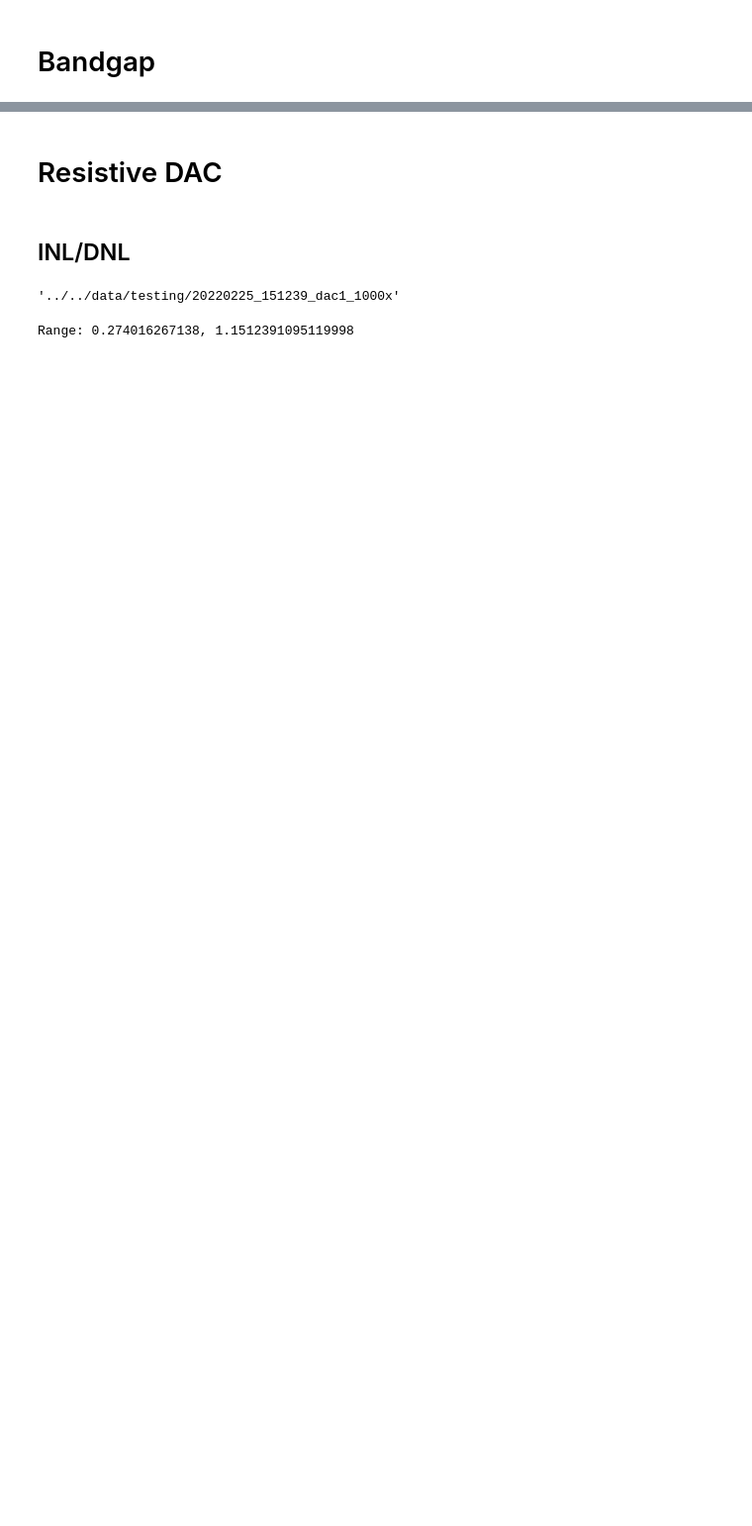
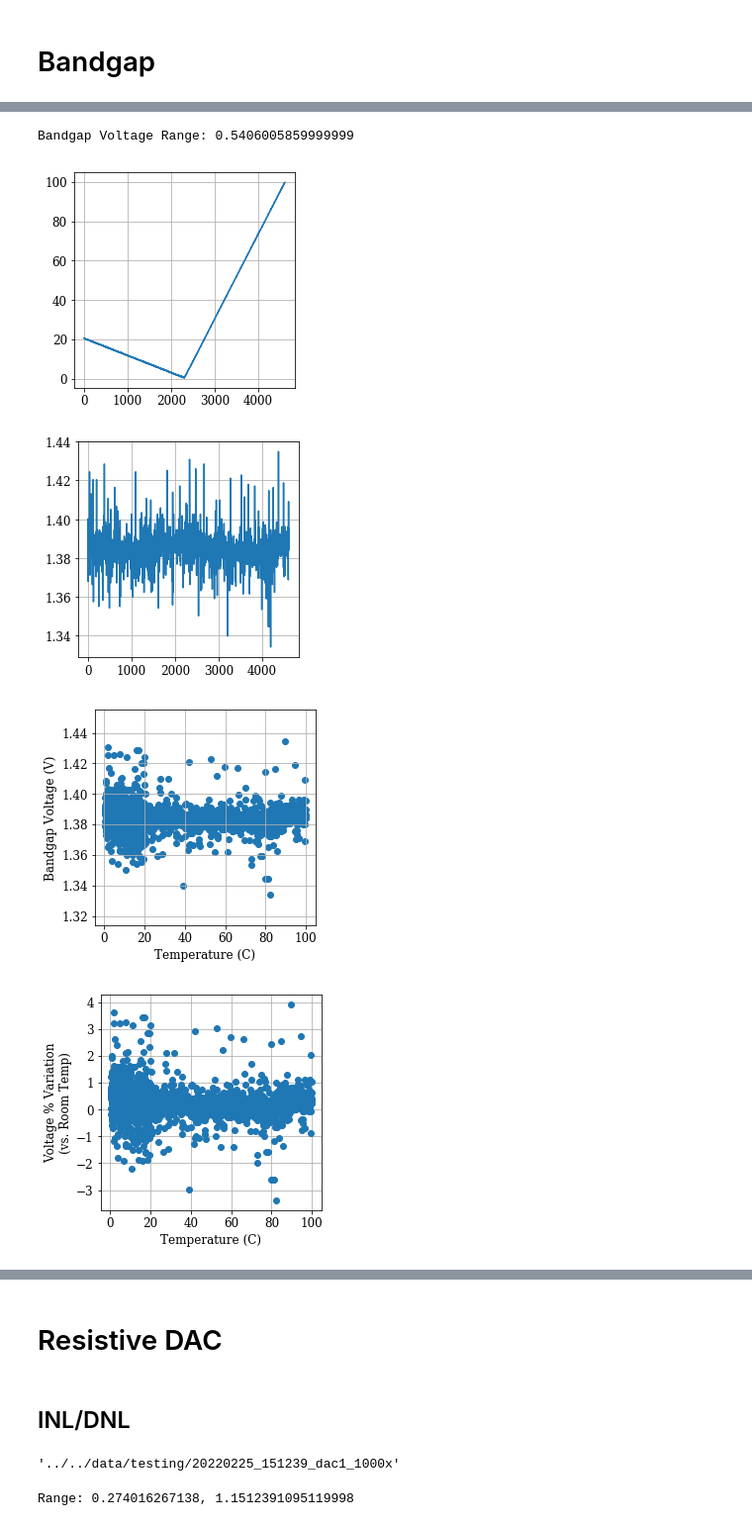
Before and after one commit to iiSmiley/span-ion-code, a Jupyter notebook: testing/plotting.ipynb, the cells around one changed output, grey strips where cells are left out. Shown at 99% size. Drawn from its saved outputs; the diff is of its cells as text; code cells hidden in the pictures; blank space fills up the shorter version.

```diff
--- a/testing/plotting.ipynb
+++ b/testing/plotting.ipynb
@@ -24,7 +24,7 @@ plt.rc('font', family='serif')
 # %% [markdown]
 <h1>Bandgap</h1>
 # %%
-fname = '../../data/testing/20220223_132341_bandgap_10800x.csv'
+fname = '../../data/testing/20230611_bandgap.csv'# '../../data/testing/20220223_132341_bandgap_10800x.csv'
 
 # Reading by rows
 df = pd.read_csv(fname, header=None).set_index(0).T
@@ -57,3 +61,46 @@ plt.grid(True)
+# %%
+plt.rcParams['figure.figsize'] = (4,4)
+plt.rcParams.update({'font.size': 12})
+# %%
+# Only plotting when the temp chamber was on
+idx_chamber_turnoff = np.argmax(chamber_vec)
+
+chamber_on_vec = chamber_vec[:idx_chamber_turnoff]
+vbg_on_vec = vbg_vec[:idx_chamber_turnoff]
+
+plt.plot(chamber_on_vec)
+plt.grid(True)
+
+plt.figure()
+plt.plot(vbg_on_vec)
+plt.grid(True)
+
+plt.figure()
+# plt.scatter(teensy_vec, vbg_vec, alpha=0.5, label='Teensy Internal')
+# plt.scatter(chamber_vec, vbg_vec, alpha=0.5, label='Chamber Readout')
+plt.scatter(chamber_on_vec, vbg_on_vec, label='Chamber Readout')
+# plt.scatter(temp_vec, vbg_vec, alpha=0.5, label='TMP102')
+
+# plt.legend()
+plt.grid(True)
+plt.ylabel('Bandgap Voltage (V)');
+plt.xlabel('Temperature (C)');
+
+print(f'Bandgap Voltage Range: {max(vbg_vec)-min(vbg_vec)}')
+
+idx_roomtemp = np.argwhere(np.diff(np.sign(chamber_on_vec-27))).flatten()
+vout_roomtemp = vbg_on_vec[idx_roomtemp][0]
+plt.figure()
+plt.plot(chamber_on_vec, (vbg_on_vec-vout_roomtemp)/vout_roomtemp*100, 'o')
+plt.xlabel('Temperature (C)')
+plt.ylabel('Voltage % Variation\n(vs. Room Temp)')
+plt.grid(True)
+# %% [output]
+Bandgap Voltage Range: 0.5406005859999999
+[figure, added]
+[figure, added]
+[figure, added]
+[figure, added]
 # %%
 vbg_hist, vbg_bins_raw = np.histogram(vbg_vec, bins=100)
 vbg_bins = 0.5*(vbg_bins_raw[1:] + vbg_bins_raw[:-1])
```
Also changed, not shown: parts of 3 cells of this notebook, 2 other files.
